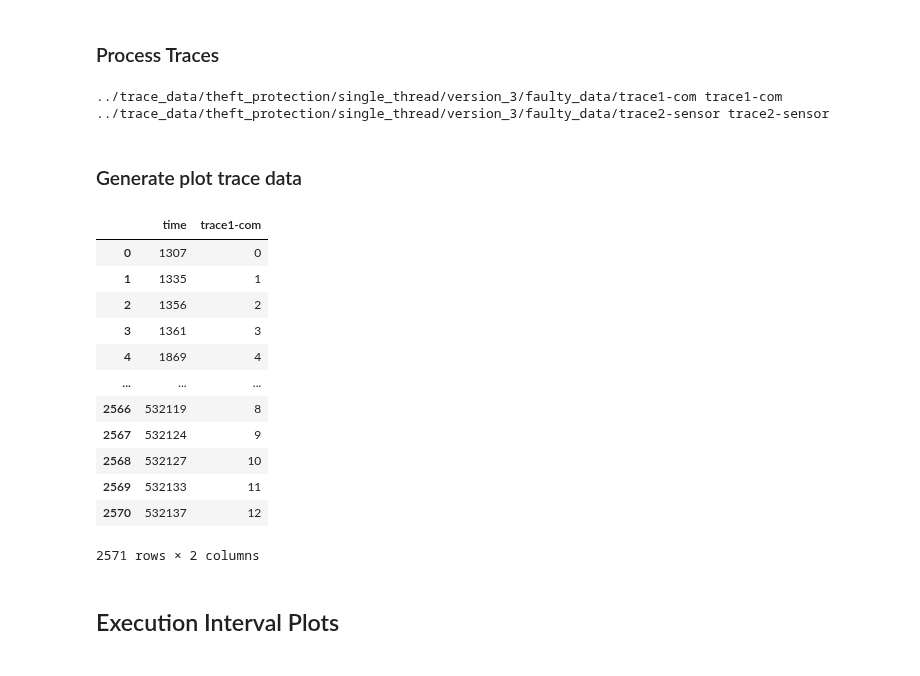
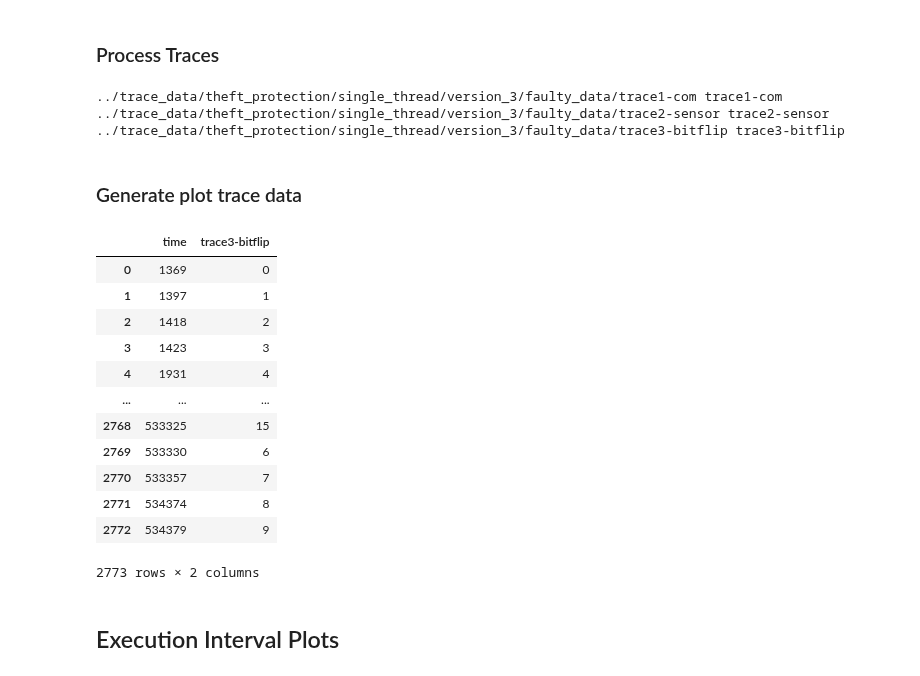
Before and after one commit to saurabh-2905/var-diag, a Jupyter notebook: analysis scripts/Theft Protection_v3.ipynb, the cells around one changed output. Drawn from its saved outputs; the diff is of its cells as text; code cells hidden in the pictures.

```diff
--- a/analysis scripts/Theft Protection_v3.ipynb
+++ b/analysis scripts/Theft Protection_v3.ipynb
@@ -28,6 +28,12 @@ file number: 0
 # %%
 ######### get paths #######################
 paths_log, paths_traces, varlist_path, paths_label = get_paths(log_path)
+
+### remove.Ds_store from all lists
+paths_log = [x for x in paths_log if '.DS_Store' not in x]
+paths_traces = [x for x in paths_traces if '.DS_Store' not in x]
+varlist_path = [x for x in varlist_path if '.DS_Store' not in x]
+paths_label = [x for x in paths_label if '.DS_Store' not in x]
 
 paths_log.sort()
 paths_traces.sort()
@@ -70,6 +76,7 @@ col_data = preprocess_traces(paths_traces, var_list)   ### in the format (trace_
 # %% [output]
 ../trace_data/theft_protection/single_thread/version_3/faulty_data/trace1-com trace1-com
 ../trace_data/theft_protection/single_thread/version_3/faulty_data/trace2-sensor trace2-sensor
+../trace_data/theft_protection/single_thread/version_3/faulty_data/trace3-bitflip trace3-bitflip
 # %% [markdown]
 ### Generate plot trace data
 # %%
@@ -79,21 +86,21 @@ Restructure the data in dictionary with (keys,value) pair :-  (time, timestamps)
 '''
 all_df = get_dataframe(col_data)
 # %%
-all_df[0]
+all_df[2]
 # %% [output]
-|  | time | trace1-com |
-| 0 | 1307 | 0 |
-| 1 | 1335 | 1 |
-| 2 | 1356 | 2 |
-| 3 | 1361 | 3 |
-| 4 | 1869 | 4 |
+|  | time | trace3-bitflip |
+| 0 | 1369 | 0 |
+| 1 | 1397 | 1 |
+| 2 | 1418 | 2 |
+| 3 | 1423 | 3 |
+| 4 | 1931 | 4 |
 | ... | ... | ... |
-| 2566 | 532119 | 8 |
-| 2567 | 532124 | 9 |
-| 2568 | 532127 | 10 |
-| 2569 | 532133 | 11 |
-| 2570 | 532137 | 12 |
+| 2768 | 533325 | 15 |
+| 2769 | 533330 | 6 |
+| 2770 | 533357 | 7 |
+| 2771 | 534374 | 8 |
+| 2772 | 534379 | 9 |
-2571 rows × 2 columns
+2773 rows × 2 columns
 # %%
 
 ### plot single trace
```
Also changed, not shown: parts of 9 cells of this notebook, 1 other file.
